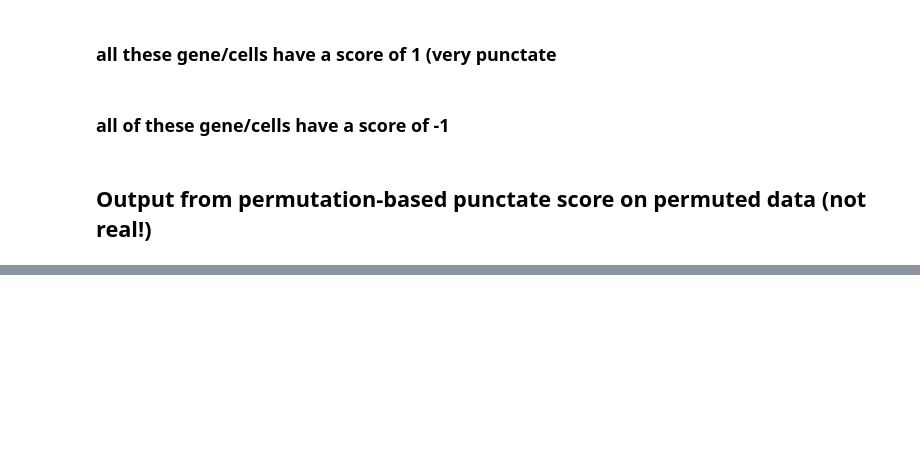
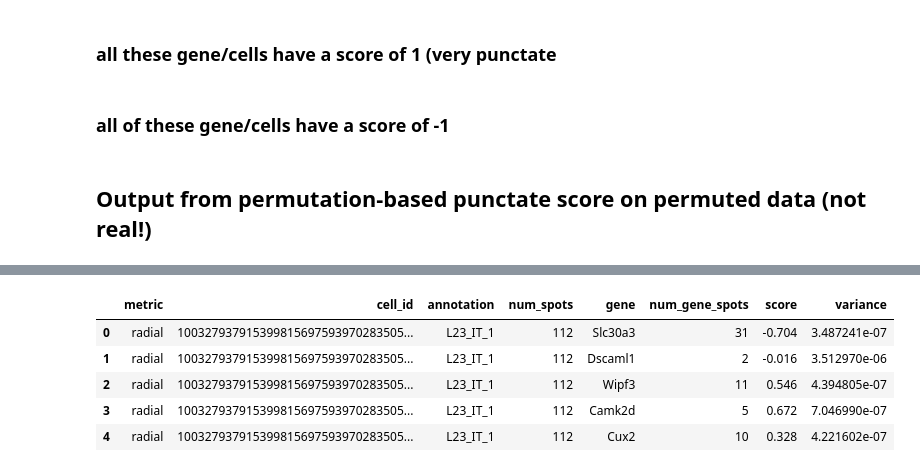
Before and after one commit to salzman-lab/SPRAWL, a Jupyter notebook: analysis/fixing_radial_punctate_biases.ipynb, the cells around one changed output, grey strips where cells are left out. Saved outputs shown, nothing was run; the diff lists cells and outputs as text; code cells hidden in the pictures; blank space fills up the shorter version.

```diff
--- a/analysis/fixing_radial_punctate_biases.ipynb
+++ b/analysis/fixing_radial_punctate_biases.ipynb
@@ -717,0 +724,14 @@ plt.close()
+# %%
+import matplotlib.pyplot as plt
+import seaborn as sns
+import pandas as pd
+import numpy as np
+radial_df = pd.read_csv('../mouse1sample1_radial_scores.csv')
+radial_df.head()
+# %% [output]
+|  | metric | cell_id | annotation | num_spots | gene | num_gene_spots | score | variance |
+| 0 | radial | 100327937915399815697593970283505... | L23_IT_1 | 112 | Slc30a3 | 31 | -0.704 | 3.487241e-07 |
+| 1 | radial | 100327937915399815697593970283505... | L23_IT_1 | 112 | Dscaml1 | 2 | -0.016 | 3.512970e-06 |
+| 2 | radial | 100327937915399815697593970283505... | L23_IT_1 | 112 | Wipf3 | 11 | 0.546 | 4.394805e-07 |
+| 3 | radial | 100327937915399815697593970283505... | L23_IT_1 | 112 | Camk2d | 5 | 0.672 | 7.046990e-07 |
+| 4 | radial | 100327937915399815697593970283505... | L23_IT_1 | 112 | Cux2 | 10 | 0.328 | 4.221602e-07 |
```
Also changed, not shown: parts of 31 cells of this notebook, 2 other files.
